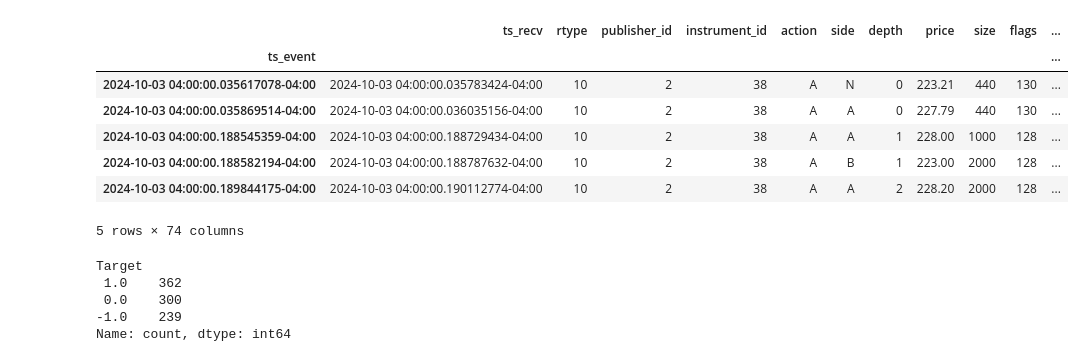
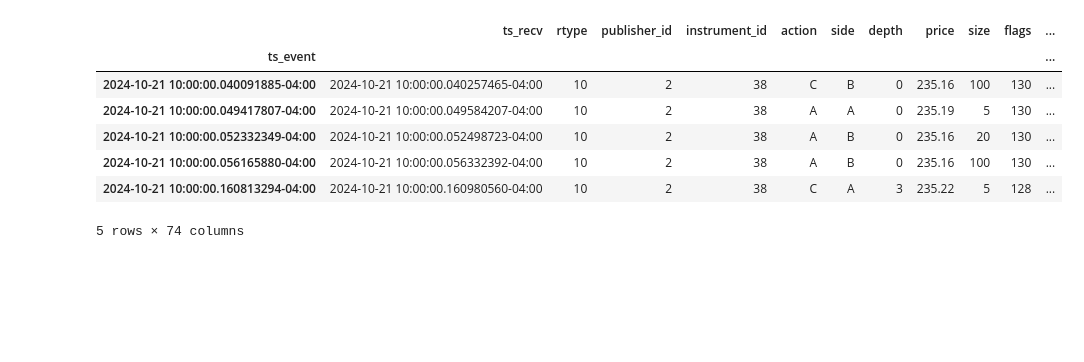
Before and after one commit to LiaoLaurent/Stock-Prediction-Deep-Learning, a Jupyter notebook: feature_engineering.ipynb, the cells around one changed output. Drawn from its saved outputs; the diff is of its cells as text; code cells hidden in the pictures; blank space fills up the shorter version.

```diff
--- a/feature_engineering.ipynb
+++ b/feature_engineering.ipynb
@@ -2,19 +2,24 @@
 import numpy as np
 import matplotlib.pyplot as plt
 import pandas as pd
+# %%
+market_open = pd.Timestamp("09:30:00").time()
+market_close = pd.Timestamp("16:00:00").time()
 # %%
-AAPL_data_path = "AAPL_data/AAPL_2024-10-03_xnas-itch.parquet"
+AAPL_data_path = "AAPL_data/AAPL_2024-10-21_xnas-itch.parquet"
 
 df = pd.read_parquet(AAPL_data_path)
 df = df.reset_index().set_index("ts_event")
 
+df = df.between_time(market_open, market_close)
+
 df.head()
 # %% [output]
 |  | ts_recv | rtype | publisher_id | instrument_id | action | side | depth | price | size | flags | ... |
 | ts_event |  |  |  |  |  |  |  |  |  |  | ... |
-| 2024-10-03 04:00:00.035617078-04:00 | 2024-10-03 04:00:00.035783424-04:00 | 10 | 2 | 38 | A | N | 0 | 223.21 | 440 | 130 | ... |
-| 2024-10-03 04:00:00.035869514-04:00 | 2024-10-03 04:00:00.036035156-04:00 | 10 | 2 | 38 | A | A | 0 | 227.79 | 440 | 130 | ... |
-| 2024-10-03 04:00:00.188545359-04:00 | 2024-10-03 04:00:00.188729434-04:00 | 10 | 2 | 38 | A | A | 1 | 228.00 | 1000 | 128 | ... |
-| 2024-10-03 04:00:00.188582194-04:00 | 2024-10-03 04:00:00.188787632-04:00 | 10 | 2 | 38 | A | B | 1 | 223.00 | 2000 | 128 | ... |
-| 2024-10-03 04:00:00.189844175-04:00 | 2024-10-03 04:00:00.190112774-04:00 | 10 | 2 | 38 | A | A | 2 | 228.20 | 2000 | 128 | ... |
+| 2024-10-21 10:00:00.040091885-04:00 | 2024-10-21 10:00:00.040257465-04:00 | 10 | 2 | 38 | C | B | 0 | 235.16 | 100 | 130 | ... |
+| 2024-10-21 10:00:00.049417807-04:00 | 2024-10-21 10:00:00.049584207-04:00 | 10 | 2 | 38 | A | A | 0 | 235.19 | 5 | 130 | ... |
+| 2024-10-21 10:00:00.052332349-04:00 | 2024-10-21 10:00:00.052498723-04:00 | 10 | 2 | 38 | A | B | 0 | 235.16 | 20 | 130 | ... |
+| 2024-10-21 10:00:00.056165880-04:00 | 2024-10-21 10:00:00.056332392-04:00 | 10 | 2 | 38 | A | B | 0 | 235.16 | 100 | 130 | ... |
+| 2024-10-21 10:00:00.160813294-04:00 | 2024-10-21 10:00:00.160980560-04:00 | 10 | 2 | 38 | C | A | 3 | 235.22 | 5 | 128 | ... |
 5 rows × 74 columns
@@ -44,22 +59,0 @@ mid_prices = pd.DataFrame({
-# %%
-mid_prices["Returns"] = mid_prices["mid_price_close"].pct_change()
-
-# Define a threshold for significant returns
-threshold = 0.0
-
-# Calculate the target based on the threshold
-mid_prices["Target"] = mid_prices["Returns"].apply(lambda x: np.sign(x) if abs(x) > threshold else 0)
-mid_prices.dropna(inplace=True)
-
-open_time = "2024-10-03 15:30:00"
-close_time = "2024-10-03 16:00:00"
-
-price_between_time = mid_prices.loc[open_time:close_time]
-
-price_between_time["Target"].value_counts()
-# %% [output]
-Target
- 1.0    362
- 0.0    300
--1.0    239
-Name: count, dtype: int64
```
Also changed, not shown: parts of 23 cells of this notebook, 5 other files.
